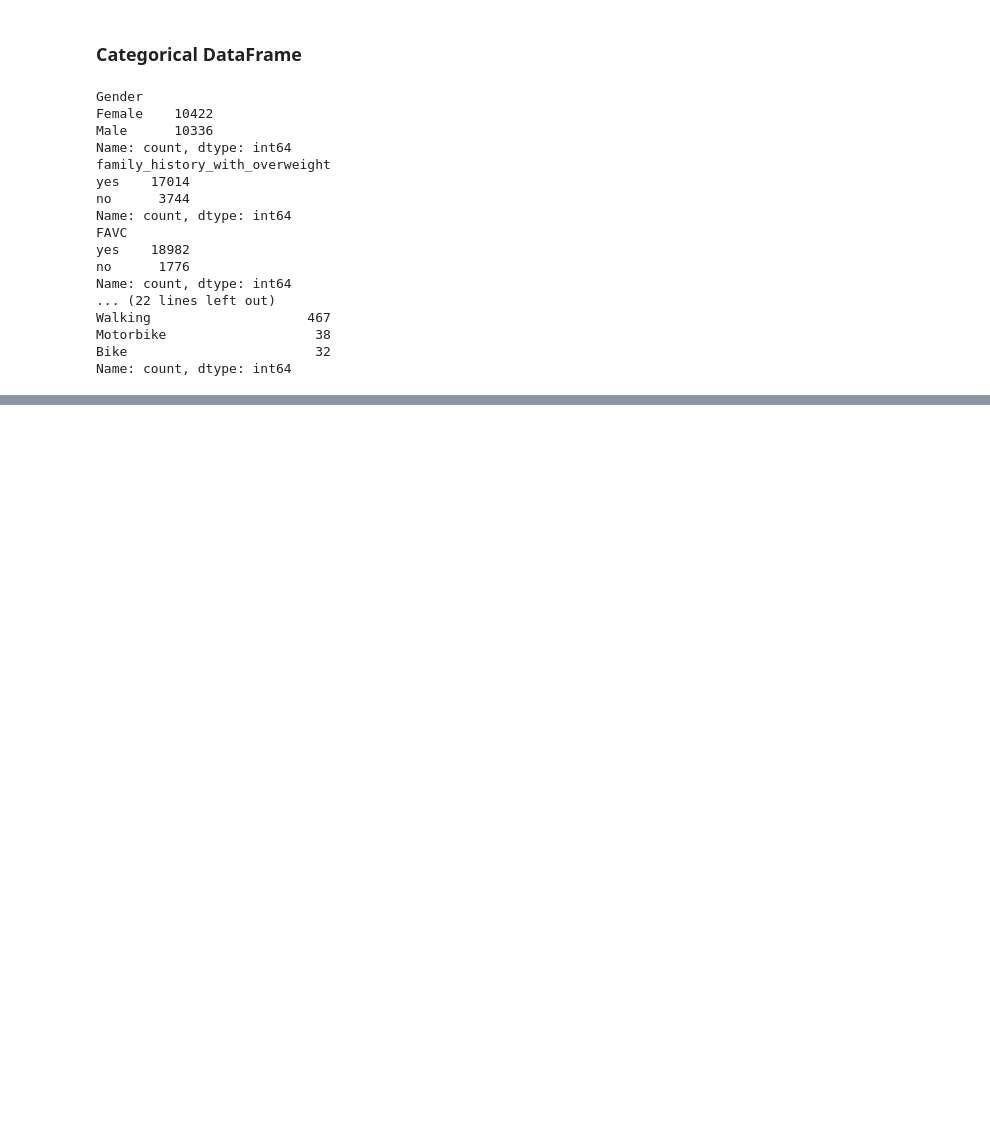
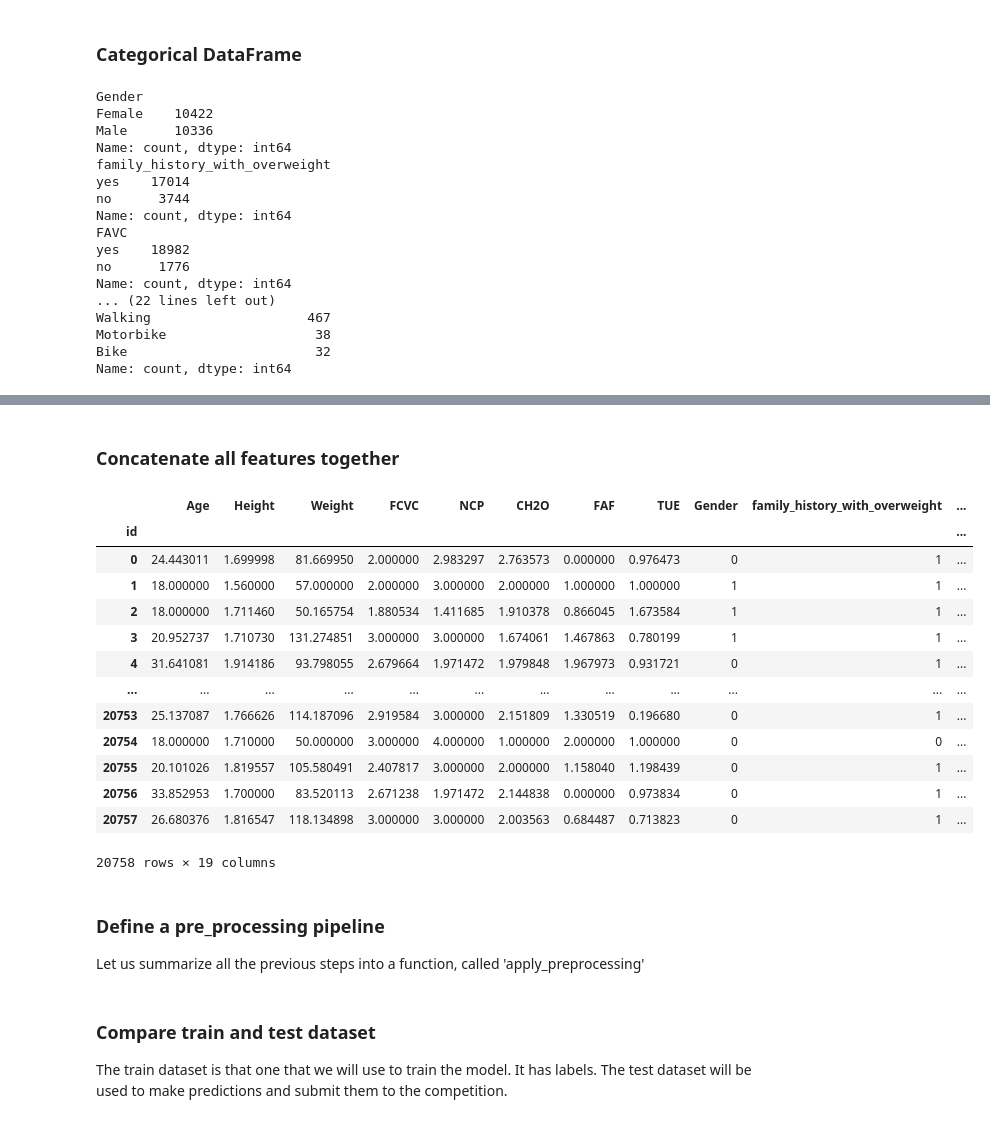
Before and after one commit to j2nhyeok/Multi-Class-Prediction-of-Obesity-Risk, a Jupyter notebook: obesity-classifier.ipynb, the cells around one changed output, grey strips where cells are left out. Saved outputs shown, nothing was run; the diff lists cells and outputs as text; code cells hidden in the pictures; blank space fills up the shorter version.

```diff
--- a/obesity-classifier.ipynb
+++ b/obesity-classifier.ipynb
@@ -118,0 +121,20 @@ Name: count, dtype: int64
+# %%
+df_encoded = df_categorical.copy(deep=True)
+
+# Label encoding
+df_encoded['Gender'] = df_categorical['Gender'].map({'Male':0, 'Female':1})
+df_encoded['family_history_with_overweight'] = df_encoded['family_history_with_overweight'].map({'no':0, 'yes':1})
+df_encoded['FAVC'] = df_categorical['FAVC'].map({'no':0, 'yes':1})
+df_encoded['CAEC'] = df_categorical['CAEC'].map({'no':0, 'Sometimes':1, 'Frequently':2, 'Always':3})
+df_encoded['SMOKE'] = df_categorical['SMOKE'].map({'no':0, 'yes':1})
+df_encoded['SCC'] = df_categorical['SCC'].map({'no':0, 'yes':1})
+df_encoded['CALC'] = df_categorical['CALC'].map({'no':0, 'Sometimes': 1, 'Frequently':2, 'Always':3})
+# One-Hot encoding
+df_onehot = pd.get_dummies(df_categorical['MTRANS']).astype(int)
+df_encoded.drop('MTRANS', axis=1, inplace=True)
+
+# concatenate
+# one feature of df_encoded is redundant; we can remove it
+df_encoded = pd.concat([df_encoded, df_onehot.iloc[:, 0:-1]], axis = 1)
+
+df_encoded
@@ -118,0 +156,24 @@ Name: count, dtype: int64
+# %% [markdown]
+### Concatenate all features together
+# %%
+df_all_features = pd.concat([df_numerical, df_encoded], axis = 1)
+
+df_all_features
+# %% [output]
+|  | Age | Height | Weight | FCVC | NCP | CH2O | FAF | TUE | Gender | family_history_with_overweight | ... |
+| id |  |  |  |  |  |  |  |  |  |  | ... |
+| 0 | 24.443011 | 1.699998 | 81.669950 | 2.000000 | 2.983297 | 2.763573 | 0.000000 | 0.976473 | 0 | 1 | ... |
+| 1 | 18.000000 | 1.560000 | 57.000000 | 2.000000 | 3.000000 | 2.000000 | 1.000000 | 1.000000 | 1 | 1 | ... |
+| 2 | 18.000000 | 1.711460 | 50.165754 | 1.880534 | 1.411685 | 1.910378 | 0.866045 | 1.673584 | 1 | 1 | ... |
+| 3 | 20.952737 | 1.710730 | 131.274851 | 3.000000 | 3.000000 | 1.674061 | 1.467863 | 0.780199 | 1 | 1 | ... |
+| 4 | 31.641081 | 1.914186 | 93.798055 | 2.679664 | 1.971472 | 1.979848 | 1.967973 | 0.931721 | 0 | 1 | ... |
+| ... | ... | ... | ... | ... | ... | ... | ... | ... | ... | ... | ... |
+| 20753 | 25.137087 | 1.766626 | 114.187096 | 2.919584 | 3.000000 | 2.151809 | 1.330519 | 0.196680 | 0 | 1 | ... |
+| 20754 | 18.000000 | 1.710000 | 50.000000 | 3.000000 | 4.000000 | 1.000000 | 2.000000 | 1.000000 | 0 | 0 | ... |
+| 20755 | 20.101026 | 1.819557 | 105.580491 | 2.407817 | 3.000000 | 2.000000 | 1.158040 | 1.198439 | 0 | 1 | ... |
+| 20756 | 33.852953 | 1.700000 | 83.520113 | 2.671238 | 1.971472 | 2.144838 | 0.000000 | 0.973834 | 0 | 1 | ... |
+| 20757 | 26.680376 | 1.816547 | 118.134898 | 3.000000 | 3.000000 | 2.003563 | 0.684487 | 0.713823 | 0 | 1 | ... |
+20758 rows × 19 columns
+# %% [markdown]
+### Define a pre_processing pipeline
+Let us summarize all the previous steps into a function, called 'apply_preprocessing'
@@ -118,0 +213,4 @@ Name: count, dtype: int64
+# %% [markdown]
+### Compare train and test dataset
+The train dataset is that one that we will use to train the model. It has labels.
+The test dataset will be used to make predictions and submit them to the competition.
```
Also changed, not shown: parts of 39 cells of this notebook.
